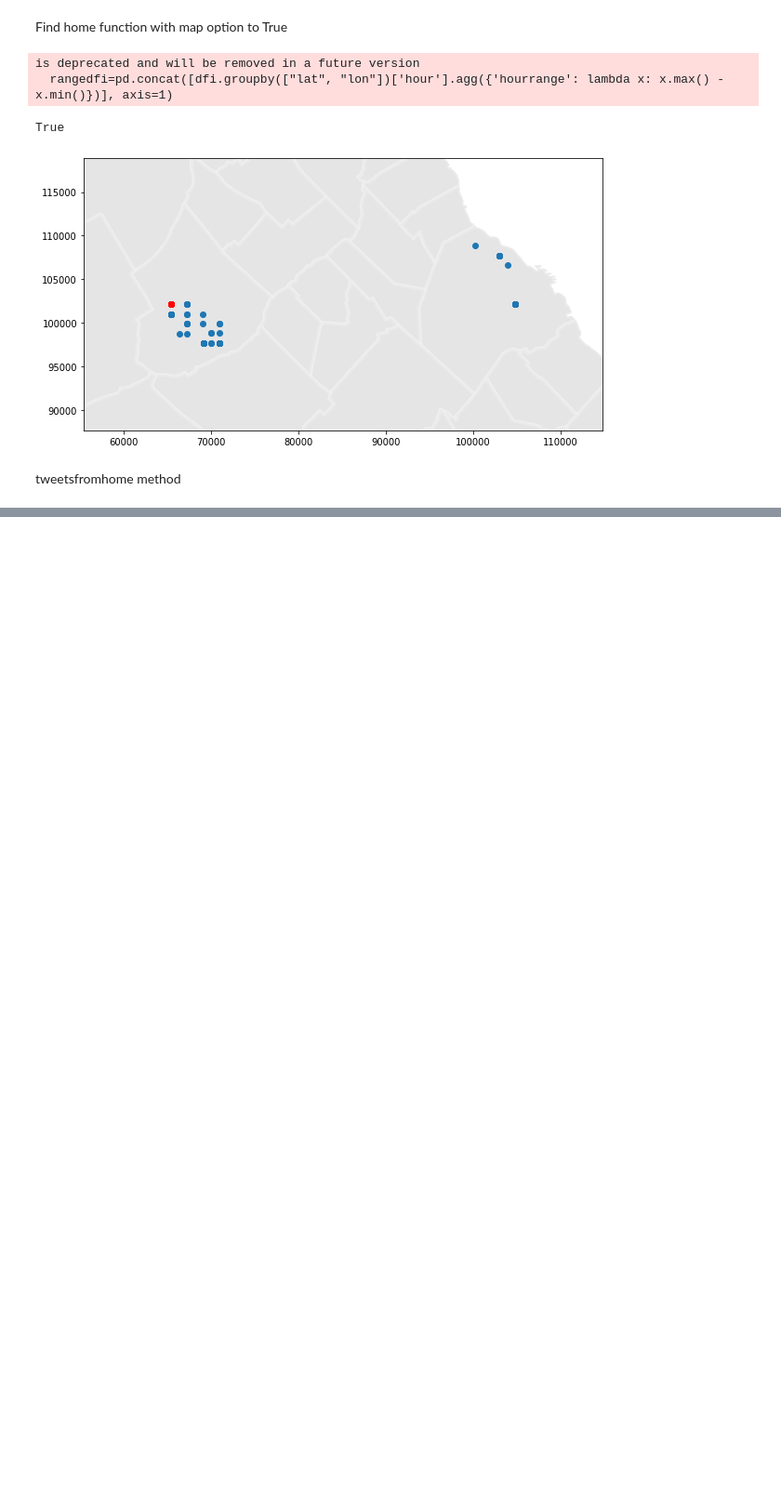
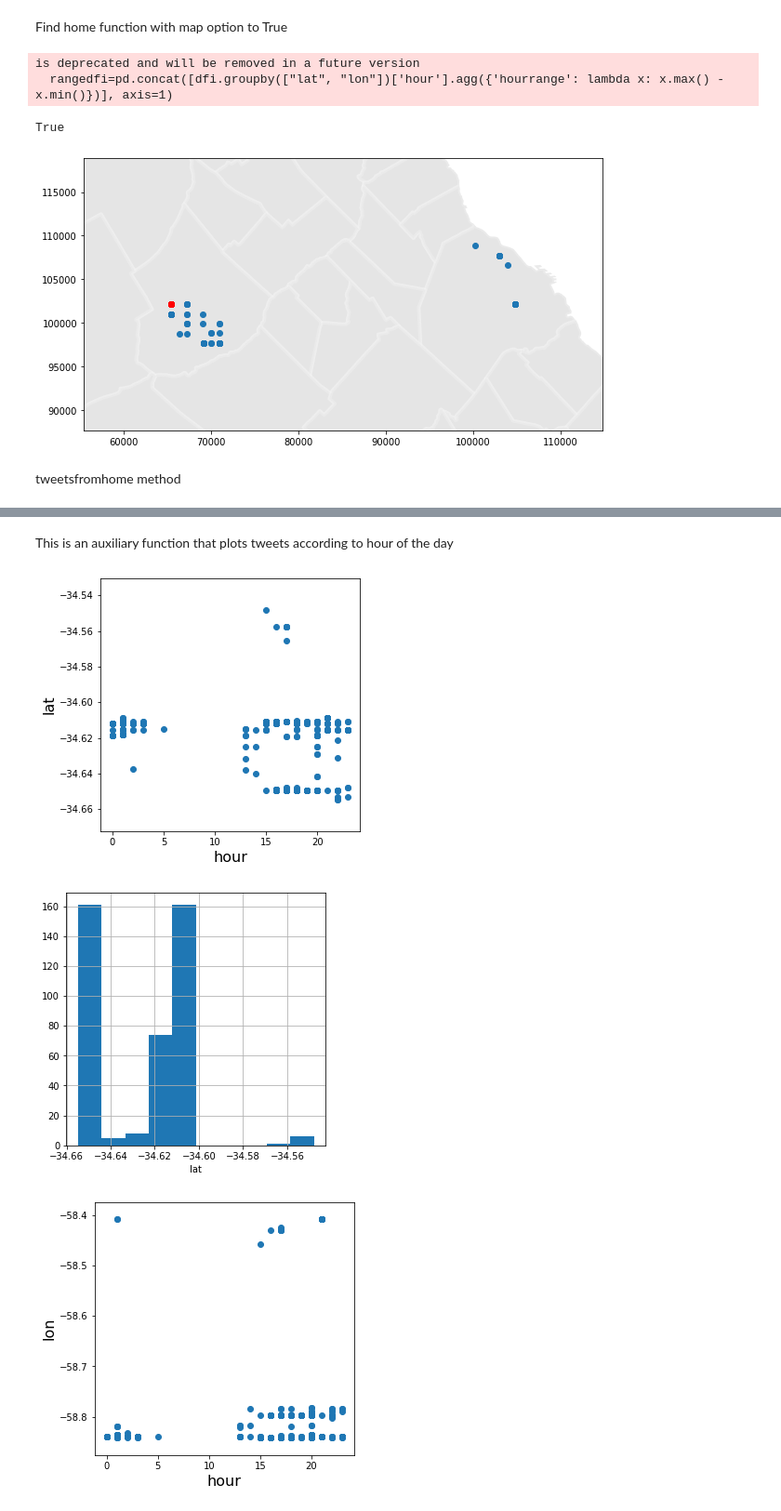
Before and after one commit to rpasquini/twitter_and_displacement, a Jupyter notebook: notebooks/Example of find_home function and methods.ipynb, the cells around one changed output, grey strips where cells are left out. Shown: that part at 93% size. Cells and saved outputs as stored; diff of their text form; code cells hidden in the pictures; blank space fills up the shorter version.

```diff
--- a/notebooks/Example of find_home function and methods.ipynb
+++ b/notebooks/Example of find_home function and methods.ipynb
@@ -70,0 +47,8 @@ result.tweetsfromwork()[['created_at','text']]
+# %% [markdown]
+This is an auxiliary function that plots tweets according to hour of the day
+# %%
+home.timeofdayplot(db,uid)
+# %% [output]
+[figure, added]
+[figure, added]
+[figure, added]
```
Also changed, not shown: parts of 3 cells of this notebook, 1 other file.
